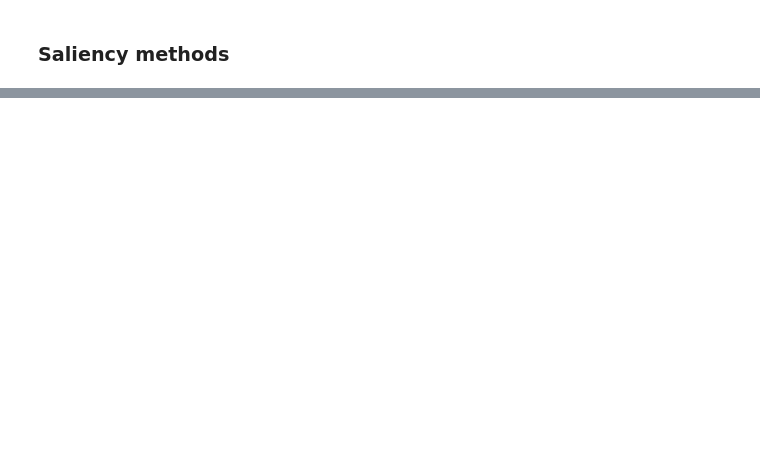
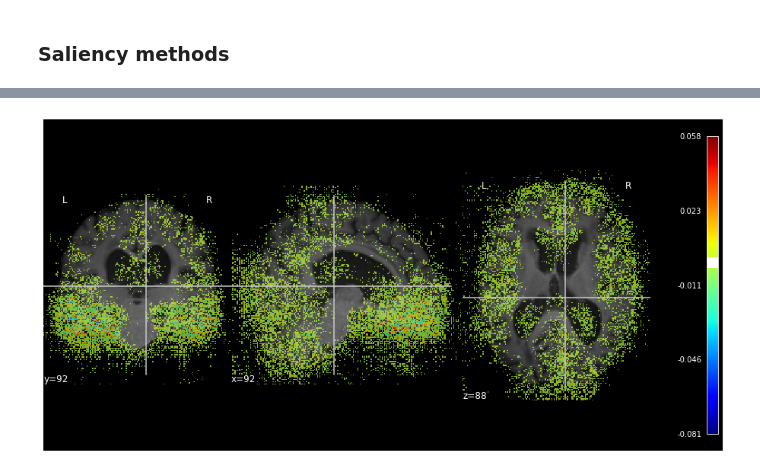
Before and after one commit to BobrG/neuro-gnn-project, a Jupyter notebook: baseline.ipynb, the cells around one changed output, grey strips where cells are left out. Saved outputs shown, nothing was run; the diff lists cells and outputs as text; code cells hidden in the pictures; blank space fills up the shorter version.

```diff
--- a/baseline.ipynb
+++ b/baseline.ipynb
@@ -477,0 +468,5 @@ KeyboardInterrupt:
+# %%
+dataset_img = data_test.__getitem__(0)
+display_interpretation(mask_0_ig, dataset_img, cut_coords=CUT_COORDS, threshold=np.quantile(mask_0_ig, q=0.92))
+# %% [output]
+[figure, added]
```
Also changed, not shown: parts of 24 cells of this notebook, 3 other files.
